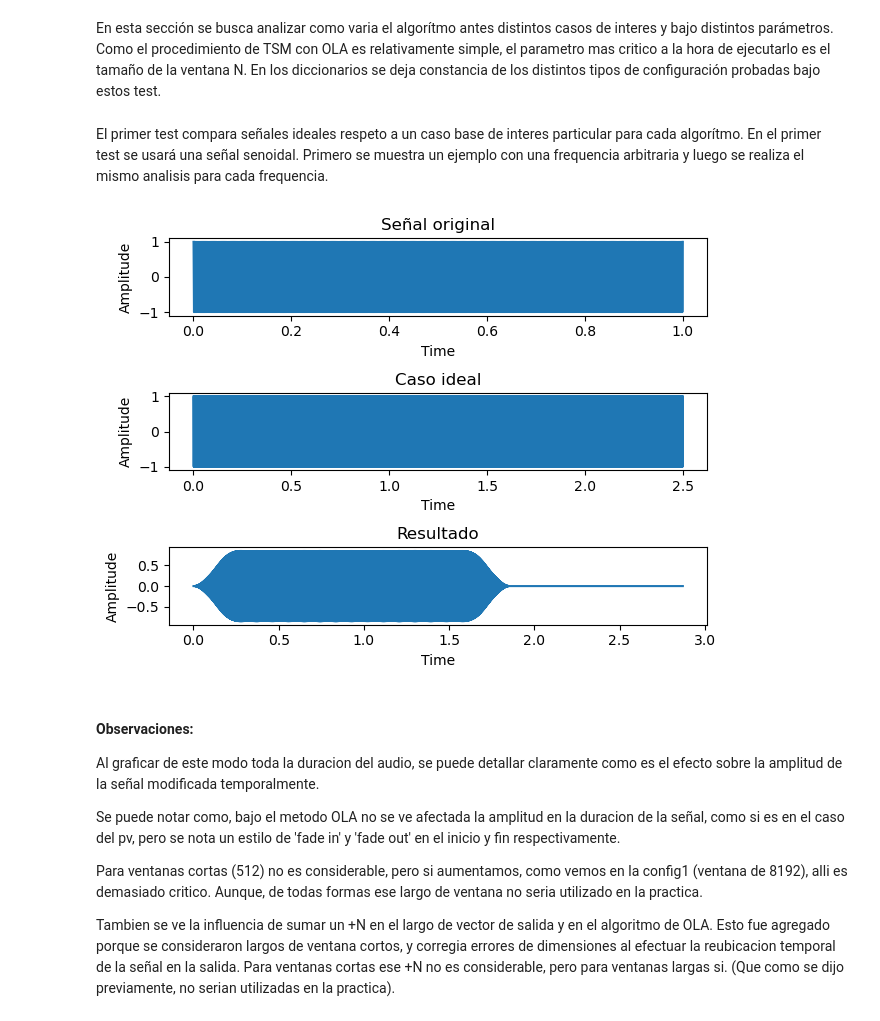
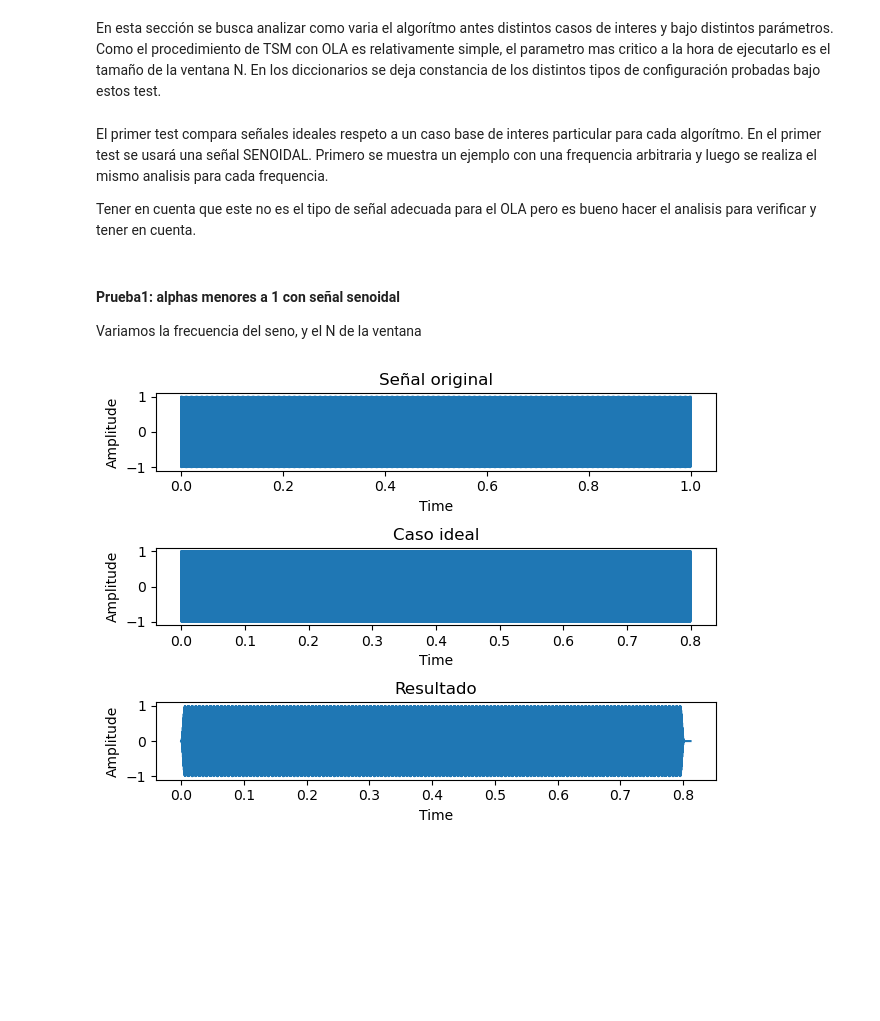
Before and after one commit to MatiasDiBernardo/TSM_Toolkit, a Jupyter notebook: ola_tests_v2.ipynb, the cells around one changed output. Saved outputs shown, nothing was run; the diff lists cells and outputs as text; code cells hidden in the pictures; blank space fills up the shorter version.

Commit message:
add impulse signal on signals.py and test imp signal on test objective

```diff
--- a/ola_tests_v2.ipynb
+++ b/ola_tests_v2.ipynb
@@ -131,33 +131,31 @@ En esta sección se busca analizar como varia el algorítmo antes distintos caso
 Como el procedimiento de TSM con OLA es relativamente simple, el parametro mas critico a la hora de ejecutarlo es el tamaño de la ventana N.
 En los diccionarios se deja constancia de los distintos tipos de configuración probadas bajo estos test.
 # %%
-alpha = 2.5
-cfg1 = {"N": 8192, "Hs": 8192//4, "alpha": alpha, "fs": 22050}
-cfg2 = {"N": 8192, "Hs": 8192//2, "alpha": alpha, "fs": 22050}
-cfg3 = {"N": 4096, "Hs": 4096//2, "alpha": alpha, "fs": 22050}
-cfg4 = {"N": 4096, "Hs": 4096//4, "alpha": alpha, "fs": 22050}
-cfg5 = {"N": 4096, "Hs": 4096//6, "alpha": alpha, "fs": 22050}
-cfg6 = {"N": 2048, "Hs": 2048//4, "alpha": alpha, "fs": 22050}
-cfg7 = {"N": 2048, "Hs": 2048//6, "alpha": alpha, "fs": 22050}
-cfg8 = {"N": 1024, "Hs": 1024//2, "alpha": alpha, "fs": 22050}
-cfg9 = {"N": 512, "Hs": 512//2, "alpha": alpha, "fs": 22050}
+#Diccionarios utiles para las pruebas objetivas (alpha menor a 1)
+alpha = .8
+cfg1 = {"N": 8192, "Hs": 8192//4, "alpha": alpha,}
+cfg2 = {"N": 8192, "Hs": 8192//2, "alpha": alpha,}
+cfg3 = {"N": 4096, "Hs": 4096//2, "alpha": alpha,}
+cfg4 = {"N": 4096, "Hs": 4096//4, "alpha": alpha,}
+cfg5 = {"N": 4096, "Hs": 4096//6, "alpha": alpha,}
+cfg6 = {"N": 2048, "Hs": 2048//4, "alpha": alpha,}
+cfg7 = {"N": 2048, "Hs": 2048//6, "alpha": alpha,}
+cfg8 = {"N": 1024, "Hs": 1024//2, "alpha": alpha,}
+cfg9 = {"N": 512, "Hs": 512//2, "alpha": alpha,}
 # %% [markdown]
-El primer test compara señales ideales respeto a un caso base de interes particular para cada algorítmo. En el primer test se usará una señal senoidal. Primero se muestra un ejemplo con una frequencia arbitraria y luego se realiza el mismo analisis para cada frequencia.
+El primer test compara señales ideales respeto a un caso base de interes particular para cada algorítmo. En el primer test se usará una señal SENOIDAL. Primero se muestra un ejemplo con una frequencia arbitraria y luego se realiza el mismo analisis para cada frequencia.
+
+Tener en cuenta que este no es el tipo de señal adecuada para el OLA pero es bueno hacer el analisis para verificar y tener en cuenta.
+# %% [markdown]
+#### Prueba1: alphas menores a 1 con señal senoidal
+
+Variamos la frecuencia del seno, y el N de la ventana
 # %%
-
-f_analysis = 500
-config = cfg1
+fs = 44100
+f_analysis = 2000
+config = cfg9
 algorithm = "OLA"
-x_base, x_ideal, x_result = TO.test_ideal_signal(algo=algorithm, f0=f_analysis, plot=True, audio_save=False, return_audios=True, **config)
+x_base, x_ideal, x_result = TO.test_ideal_signal(algo=algorithm, f0=f_analysis, fs=fs, config=config,
+                                                 plot=True, audio_save=False, return_audios=True)
 # %% [output]
-[figure, old version]
+[figure, new version]
-# %% [markdown]
-#### Observaciones:
-
-Al graficar de este modo toda la duracion del audio, se puede detallar claramente como es el efecto sobre la amplitud de la señal modificada temporalmente.
-
-Se puede notar como, bajo el metodo OLA no se ve afectada la amplitud en la duracion de la señal, como si es en el caso del pv, pero se nota un estilo de 'fade in' y 'fade out' en el inicio y fin respectivamente.
-
-Para ventanas cortas (512) no es considerable, pero si aumentamos, como vemos en la config1 (ventana de 8192), alli es demasiado critico. Aunque, de todas formas ese largo de ventana no seria utilizado en la practica.
-
-Tambien se ve la influencia de sumar un +N en el largo de vector de salida y en el algoritmo de OLA. Esto fue agregado porque se consideraron largos de ventana cortos, y corregia errores de dimensiones al efectuar la reubicacion temporal de la señal en la salida. Para ventanas cortas ese +N no es considerable, pero para ventanas largas si. (Que como se dijo previamente, no serian utilizadas en la practica).
```
Also changed, not shown: parts of 8 cells of this notebook, 2 other files.
